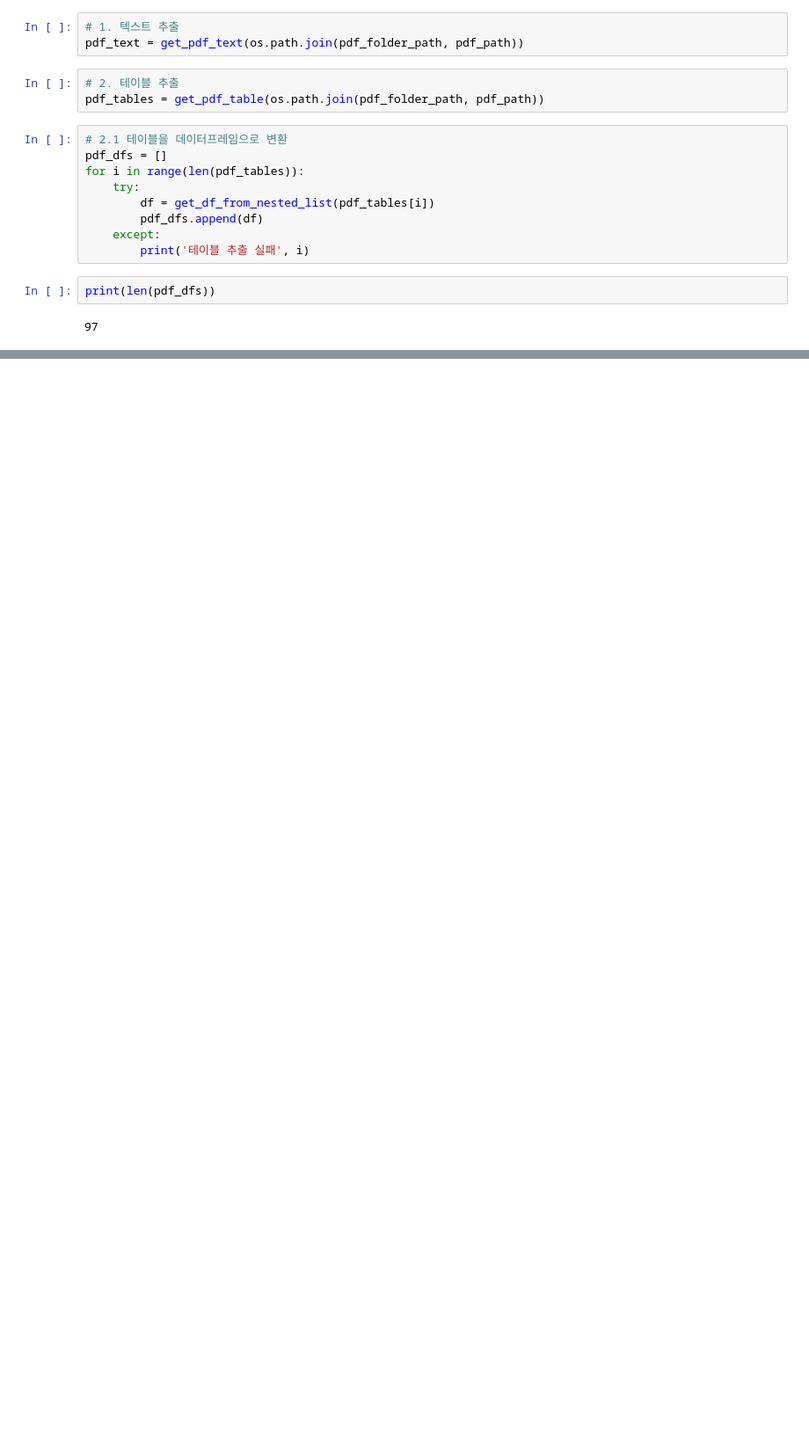
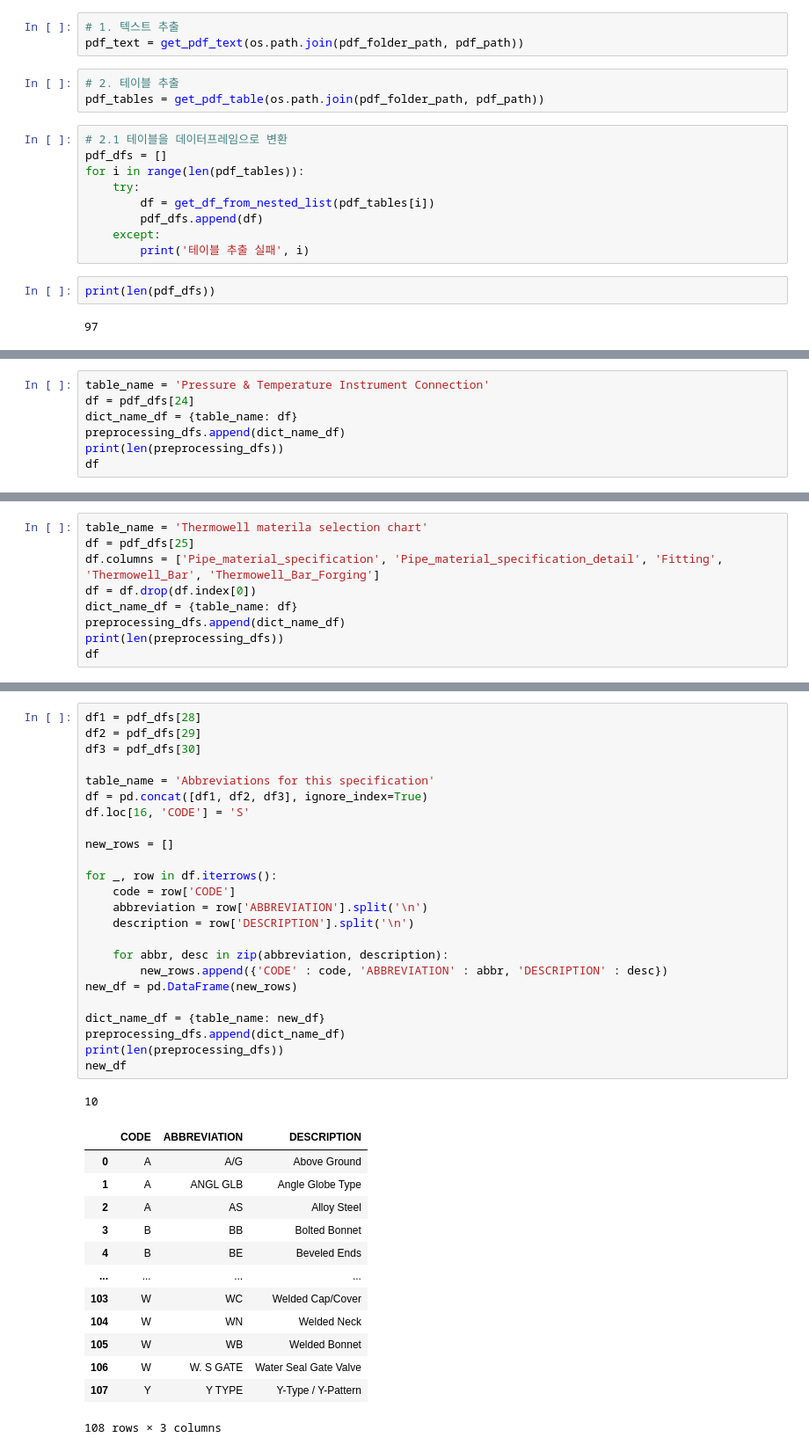
Before and after one commit to ggapsang/hello-pms, a Jupyter notebook: 01_extract_text_from_pdf.ipynb, the cells around one changed output, grey strips where cells are left out. Shown: that part at 88% size. Cells and saved outputs as stored; diff of their text form; blank space fills up the shorter version.

```diff
--- a/01_extract_text_from_pdf.ipynb
+++ b/01_extract_text_from_pdf.ipynb
@@ -72,0 +462,7 @@ print(len(pdf_dfs))
+# %%
+table_name = 'Pressure & Temperature Instrument Connection'
+df = pdf_dfs[24]
+dict_name_df = {table_name: df}
+preprocessing_dfs.append(dict_name_df)
+print(len(preprocessing_dfs))
+df
@@ -72,0 +484,9 @@ print(len(pdf_dfs))
+# %%
+table_name = 'Thermowell materila selection chart'
+df = pdf_dfs[25]
+df.columns = ['Pipe_material_specification', 'Pipe_material_specification_detail', 'Fitting', 'Thermowell_Bar', 'Thermowell_Bar_Forging']
+df = df.drop(df.index[0])
+dict_name_df = {table_name: df}
+preprocessing_dfs.append(dict_name_df)
+print(len(preprocessing_dfs))
+df
@@ -72,0 +544,39 @@ print(len(pdf_dfs))
+# %%
+df1 = pdf_dfs[28]
+df2 = pdf_dfs[29]
+df3 = pdf_dfs[30]
+
+table_name = 'Abbreviations for this specification'
+df = pd.concat([df1, df2, df3], ignore_index=True)
+df.loc[16, 'CODE'] = 'S'
+
+new_rows = []
+
+for _, row in df.iterrows():
+    code = row['CODE']
+    abbreviation = row['ABBREVIATION'].split('\n')
+    description = row['DESCRIPTION'].split('\n')
+
+    for abbr, desc in zip(abbreviation, description):
+        new_rows.append({'CODE' : code, 'ABBREVIATION' : abbr, 'DESCRIPTION' : desc})
+new_df = pd.DataFrame(new_rows)
+
+dict_name_df = {table_name: new_df}
+preprocessing_dfs.append(dict_name_df)
+print(len(preprocessing_dfs))
+new_df
+# %% [output]
+10
+|  | CODE | ABBREVIATION | DESCRIPTION |
+| 0 | A | A/G | Above Ground |
+| 1 | A | ANGL GLB | Angle Globe Type |
+| 2 | A | AS | Alloy Steel |
+| 3 | B | BB | Bolted Bonnet |
+| 4 | B | BE | Beveled Ends |
+| ... | ... | ... | ... |
+| 103 | W | WC | Welded Cap/Cover |
+| 104 | W | WN | Welded Neck |
+| 105 | W | WB | Welded Bonnet |
+| 106 | W | W. S GATE | Water Seal Gate Valve |
+| 107 | Y | Y TYPE | Y-Type / Y-Pattern |
+108 rows × 3 columns
```
Also changed, not shown: parts of 59 cells of this notebook.
